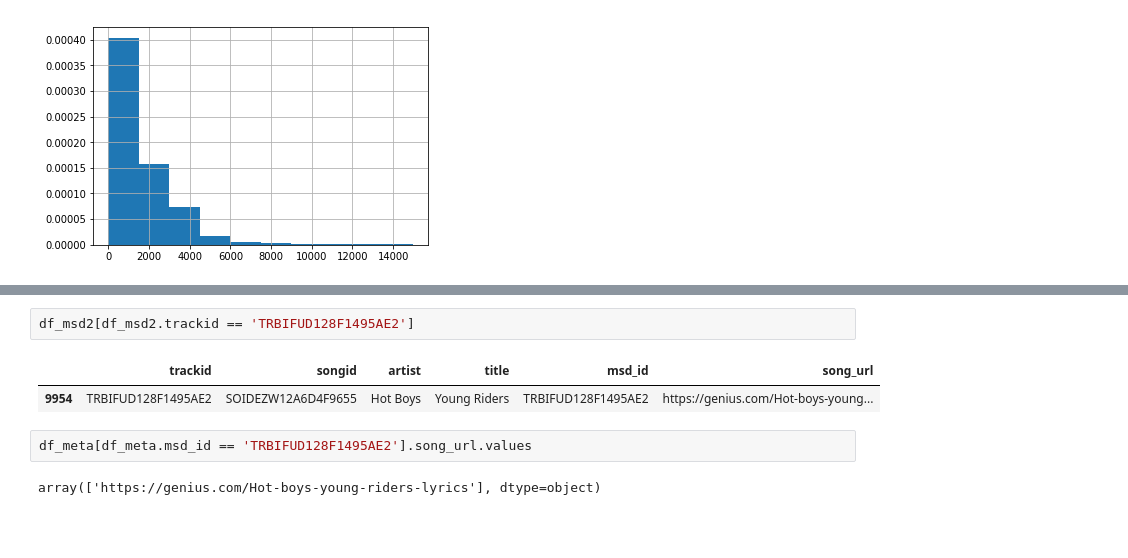
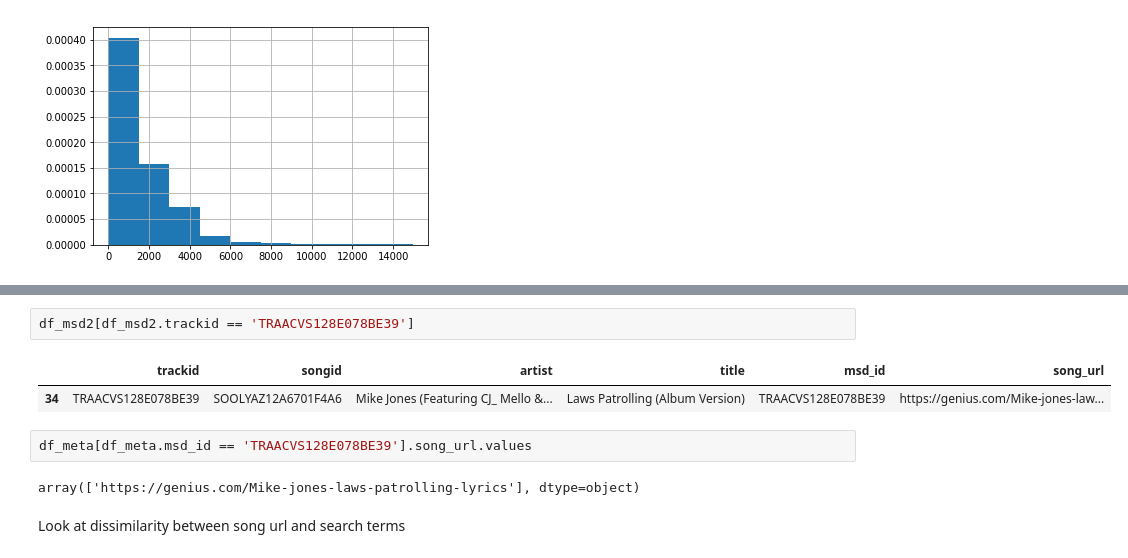
Before and after one commit to jrosenfeld13/capstone-deep-lyrics, a Jupyter notebook: notebooks/1.0-eda-lyrics-10k-subset.ipynb, the cells around one changed output, grey strips where cells are left out. Drawn from its saved outputs; the diff is of its cells as text; blank space fills up the shorter version.

```diff
--- a/notebooks/1.0-eda-lyrics-10k-subset.ipynb
+++ b/notebooks/1.0-eda-lyrics-10k-subset.ipynb
@@ -158,9 +158,11 @@ df[(df.lyrics.str.len() > 2500) & (df.lyrics.str.len() < 4500)]
 # %%
-df_msd2[df_msd2.trackid == 'TRBIFUD128F1495AE2']
+df_msd2[df_msd2.trackid == 'TRAACVS128E078BE39']
 # %% [output]
 |  | trackid | songid | artist | title | msd_id | song_url |
-| 9954 | TRBIFUD128F1495AE2 | SOIDEZW12A6D4F9655 | Hot Boys | Young Riders | TRBIFUD128F1495AE2 | https://genius.com/Hot-boys-young... |
+| 34 | TRAACVS128E078BE39 | SOOLYAZ12A6701F4A6 | Mike Jones (Featuring CJ_ Mello &... | Laws Patrolling (Album Version) | TRAACVS128E078BE39 | https://genius.com/Mike-jones-law... |
 # %%
-df_meta[df_meta.msd_id == 'TRBIFUD128F1495AE2'].song_url.values
+df_meta[df_meta.msd_id == 'TRAACVS128E078BE39'].song_url.values
 # %% [output]
-array(['https://genius.com/Hot-boys-young-riders-lyrics'], dtype=object)
+array(['https://genius.com/Mike-jones-laws-patrolling-lyrics'], dtype=object)
+# %% [markdown]
+Look at dissimilarity between song url and search terms
```
Also changed, not shown: parts of 13 cells of this notebook, 1 other file.
